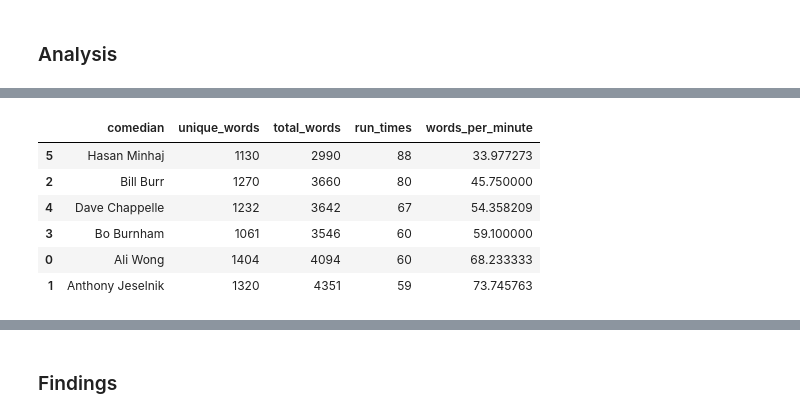
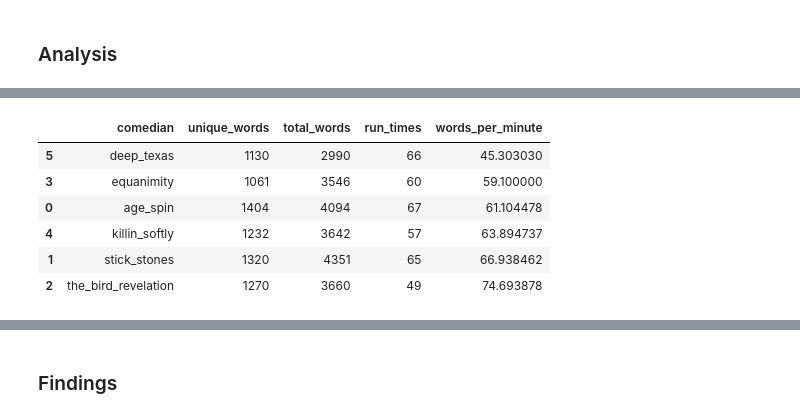
Before and after one commit to KwasiArhin/chappelle_comedy-, a Jupyter notebook: 2-Exploratory-Data-Analysis.ipynb, the cells around one changed output, grey strips where cells are left out. Cells and saved outputs as stored; diff of their text form; code cells hidden in the pictures.

```diff
--- a/2-Exploratory-Data-Analysis.ipynb
+++ b/2-Exploratory-Data-Analysis.ipynb
@@ -135,5 +144,5 @@ Counter(words).most_common()
 # %%
-# If more than half of the comedians have it as a top word, exclude it from the list
-add_stop_words = [word for word, count in Counter(words).most_common() if count > 6]
+# If more than 4 of the specials have it as a top word, exclude it from the list
+add_stop_words = [word for word, count in Counter(words).most_common() if count > 4]
 add_stop_words
 # %% [output]
@@ -164,5 +194,10 @@ data_stop.to_pickle("dtm_stop.pkl")
 # Terminal / Anaconda Prompt: conda install -c conda-forge wordcloud
 from wordcloud import WordCloud
 
-wc = WordCloud(stopwords=stop_words, background_color="white", colormap="Dark2",
-               max_font_size=150, random_state=42)
+wc = WordCloud(
+    stopwords=stop_words,
+    background_color="white",
+    colormap="autumn",
+    max_font_size=150,
+    random_state=42,
+)
@@ -170,15 +207,21 @@ wc = WordCloud(stopwords=stop_words, background_color="white", colormap="Dark2",
 # Reset the output dimensions
 import matplotlib.pyplot as plt
 
-plt.rcParams['figure.figsize'] = [16, 6]
+plt.rcParams["figure.figsize"] = [16, 6]
 
-full_names = ['Ali Wong', 'Anthony Jeselnik', 'Bill Burr', 'Bo Burnham', 'Dave Chappelle', 'Hasan Minhaj']
-
+full_names = [
+    "age_spin",
+    "stick_stones",
+    "the_bird_revelation",
+    "equanimity",
+    "killin_softly",
+    "deep_texas",
+]
 # Create subplots for each comedian
 for index, comedian in enumerate(data.columns):
     wc.generate(data_clean.transcript[comedian])
 
-    plt.subplot(3, 4, index+1)
+    plt.subplot(3, 4, index + 1)
     plt.imshow(wc, interpolation="bilinear")
     plt.axis("off")
     plt.title(full_names[index])
@@ -205,8 +250,10 @@ for comedian in data.columns:
     unique_list.append(uniques)
 
 # Create a new dataframe that contains this unique word count
-data_words = pd.DataFrame(list(zip(full_names, unique_list)), columns=['comedian', 'unique_words'])
-data_unique_sort = data_words.sort_values(by='unique_words')
+data_words = pd.DataFrame(
+    list(zip(full_names, unique_list)), columns=["comedian", "unique_words"]
+)
+data_unique_sort = data_words.sort_values(by="unique_words")
 data_unique_sort
 # %% [output]
 |  | comedian | unique_words |
@@ -219,28 +267,28 @@ data_unique_sort
 # %%
 # Calculate the words per minute of each comedian
 
 # Find the total number of words that a comedian uses
 total_list = []
 for comedian in data.columns:
     totals = sum(data[comedian])
     total_list.append(totals)
 
 # Comedy special run times from IMDB, in minutes
-run_times = [60, 59, 80, 60, 67, 88]
+run_times = [67, 65, 49, 60, 57, 66]
 
 # Let's add some columns to our dataframe
-data_words['total_words'] = total_list
-data_words['run_times'] = run_times
-data_words['words_per_minute'] = data_words['total_words'] / data_words['run_times']
+data_words["total_words"] = total_list
+data_words["run_times"] = run_times
+data_words["words_per_minute"] = data_words["total_words"] / data_words["run_times"]
 
 # Sort the dataframe by words per minute to see who talks the slowest and fastest
-data_wpm_sort = data_words.sort_values(by='words_per_minute')
+data_wpm_sort = data_words.sort_values(by="words_per_minute")
 data_wpm_sort
 # %% [output]
 |  | comedian | unique_words | total_words | run_times | words_per_minute |
-| 5 | Hasan Minhaj | 1130 | 2990 | 88 | 33.977273 |
-| 2 | Bill Burr | 1270 | 3660 | 80 | 45.750000 |
-| 4 | Dave Chappelle | 1232 | 3642 | 67 | 54.358209 |
-| 3 | Bo Burnham | 1061 | 3546 | 60 | 59.100000 |
-| 0 | Ali Wong | 1404 | 4094 | 60 | 68.233333 |
-| 1 | Anthony Jeselnik | 1320 | 4351 | 59 | 73.745763 |
+| 5 | deep_texas | 1130 | 2990 | 66 | 45.303030 |
+| 3 | equanimity | 1061 | 3546 | 60 | 59.100000 |
+| 0 | age_spin | 1404 | 4094 | 67 | 61.104478 |
+| 4 | killin_softly | 1232 | 3642 | 57 | 63.894737 |
+| 1 | stick_stones | 1320 | 4351 | 65 | 66.938462 |
+| 2 | the_bird_revelation | 1270 | 3660 | 49 | 74.693878 |
```
Also changed, not shown: parts of 19 cells of this notebook, 11 other files.
